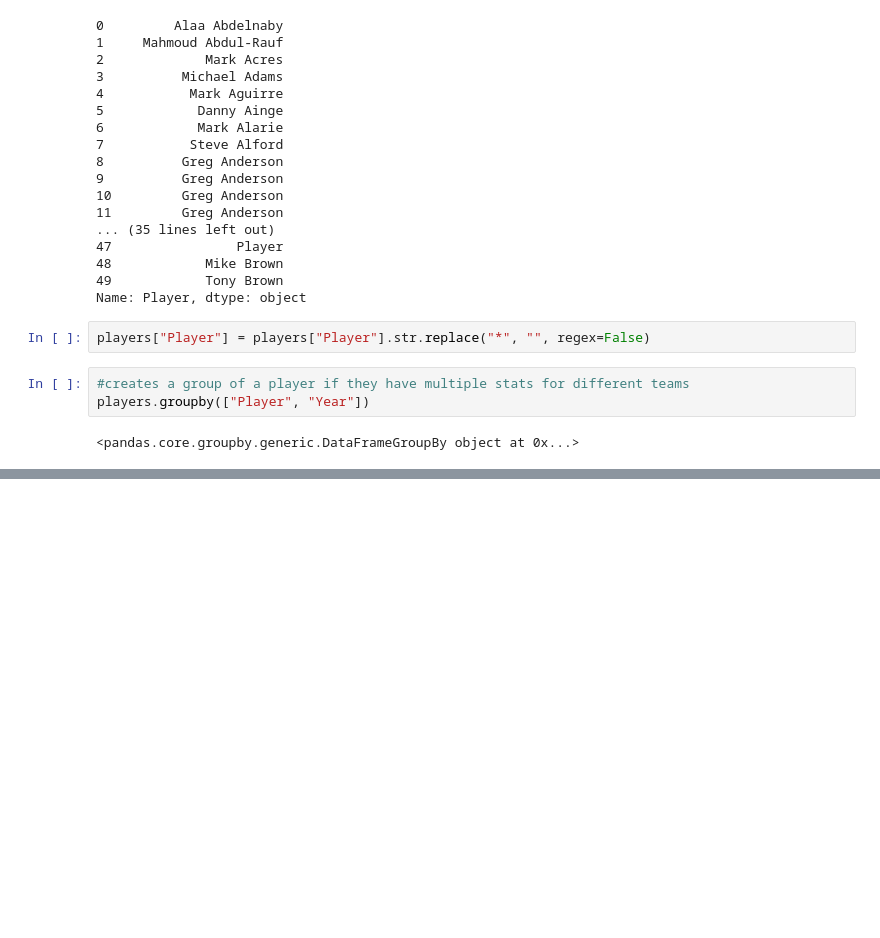
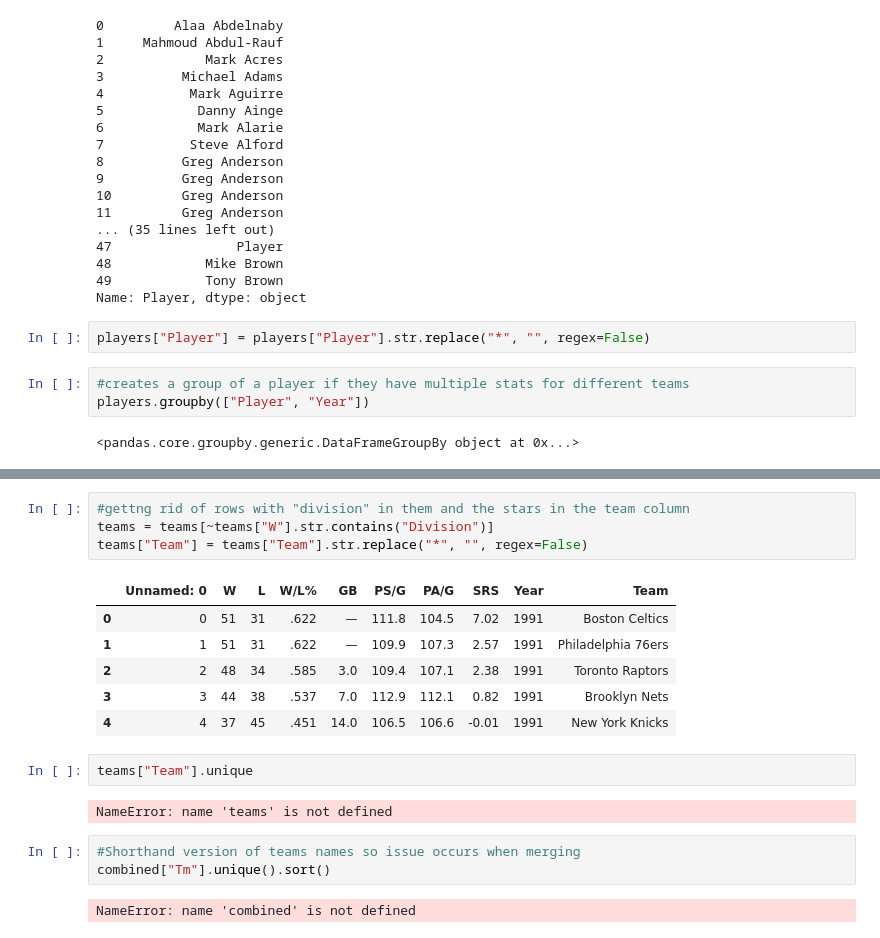
Before and after one commit to SidP18/NBA-Stats-Website, a Jupyter notebook: data_cleaning.ipynb, the cells around one changed output, grey strips where cells are left out. Saved outputs shown, nothing was run; the diff lists cells and outputs as text; blank space fills up the shorter version.

```diff
--- a/data_cleaning.ipynb
+++ b/data_cleaning.ipynb
@@ -63,0 +116,20 @@ def single_row(df):
+# %%
+#gettng rid of rows with "division" in them and the stars in the team column
+teams = teams[~teams["W"].str.contains("Division")]
+teams["Team"] = teams["Team"].str.replace("*", "", regex=False)
+# %% [output]
+|  | Unnamed: 0 | W | L | W/L% | GB | PS/G | PA/G | SRS | Year | Team |
+| 0 | 0 | 51 | 31 | .622 | — | 111.8 | 104.5 | 7.02 | 1991 | Boston Celtics |
+| 1 | 1 | 51 | 31 | .622 | — | 109.9 | 107.3 | 2.57 | 1991 | Philadelphia 76ers |
+| 2 | 2 | 48 | 34 | .585 | 3.0 | 109.4 | 107.1 | 2.38 | 1991 | Toronto Raptors |
+| 3 | 3 | 44 | 38 | .537 | 7.0 | 112.9 | 112.1 | 0.82 | 1991 | Brooklyn Nets |
+| 4 | 4 | 37 | 45 | .451 | 14.0 | 106.5 | 106.6 | -0.01 | 1991 | New York Knicks |
+# %%
+teams["Team"].unique
+# %% [output]
+NameError: name 'teams' is not defined
+# %%
+#Shorthand version of teams names so issue occurs when merging
+combined["Tm"].unique().sort()
+# %% [output]
+NameError: name 'combined' is not defined
```
Also changed, not shown: parts of 7 cells of this notebook, 1 other file.
